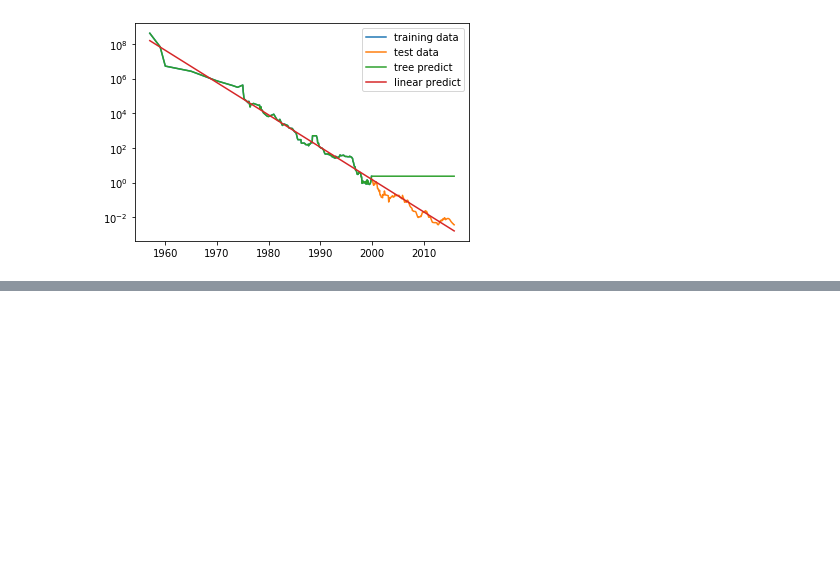
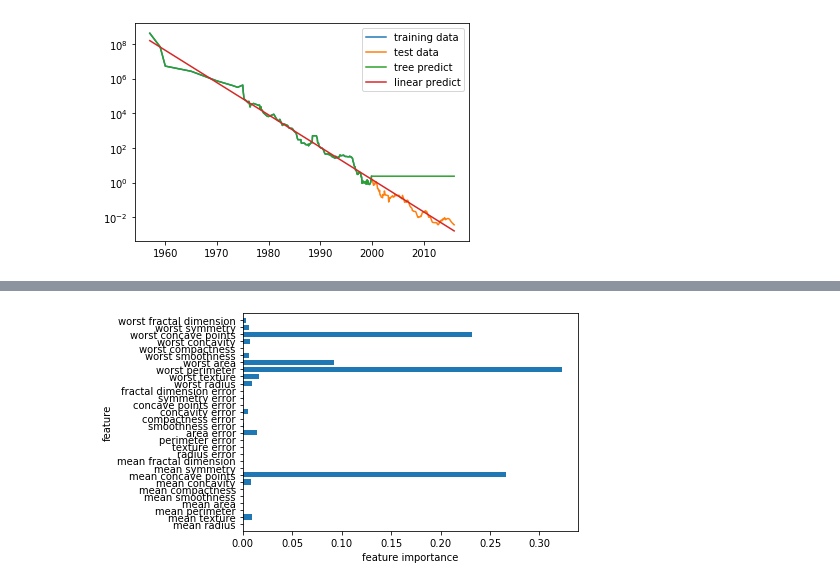
Before and after one commit to insunnydayz/sunny, a Jupyter notebook: 30days of coding.ipynb, the cells around one changed output, grey strips where cells are left out. Saved outputs shown, nothing was run; the diff lists cells and outputs as text; code cells hidden in the pictures; blank space fills up the shorter version.

```diff
--- a/30days of coding.ipynb
+++ b/30days of coding.ipynb
@@ -735,0 +831,7 @@ plt.legend()
+# %%
+gbrt = GradientBoostingClassifier(random_state=0, max_depth=1)
+gbrt.fit(X_train, y_train)
+
+plot_feature_importances_cancer(gbrt)
+# %% [output]
+[figure, added]
```
Also changed, not shown: parts of 11 cells of this notebook.
